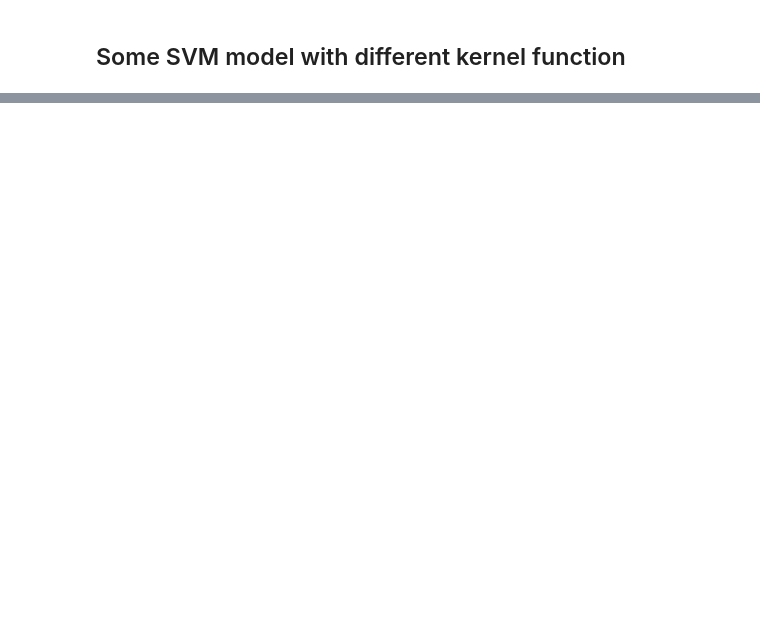
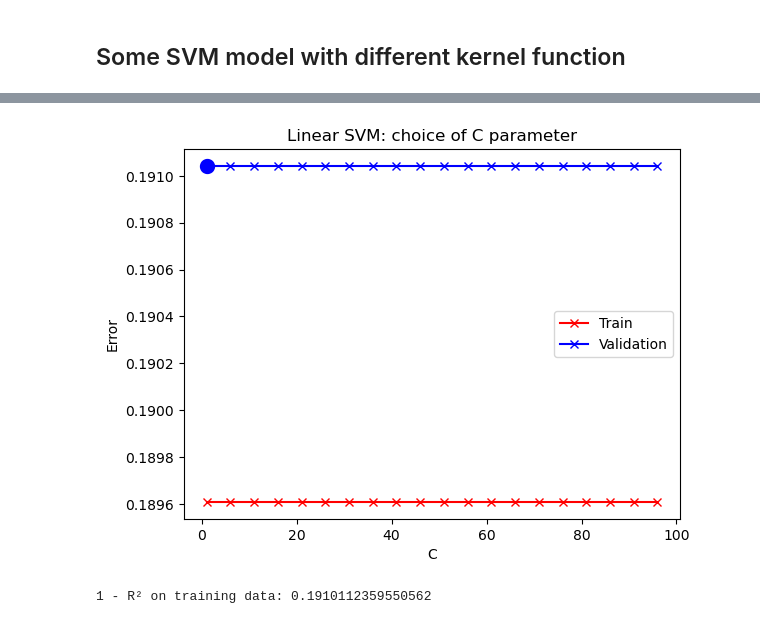
Before and after one commit to luca037/MachineLearningLabs, a Jupyter notebook: extra/kaggle/titanic/titanic.ipynb, the cells around one changed output, grey strips where cells are left out. Drawn from its saved outputs; the diff is of its cells as text; code cells hidden in the pictures; blank space fills up the shorter version.

```diff
--- a/extra/kaggle/titanic/titanic.ipynb
+++ b/extra/kaggle/titanic/titanic.ipynb
@@ -337,2 +375,15 @@ print(final_decision_tree.feature_importances_)
 # %% [markdown]
 ## Some SVM model with different kernel function
+# %%
+# Find the best SVM with linear kernel.
+from sklearn.svm import SVC
+
+params = {
+    "C": np.arange(1, 100, 5).tolist(),
+    "kernel": ["linear"],
+    "random_state": [12]
+}
+opt_c_dict, lin_svm_err_train, lin_svm_err_val = k_fold_cross_validation(X_train_scaled, Y_train, model_func=SVC, **params)
+opt_c = opt_c_dict["C"]
+print("\nBest C parameter value:", opt_c)
+print("Min validation error (1 - R²):", np.min(lin_svm_err_val))
@@ -338,0 +408,34 @@ print(final_decision_tree.feature_importances_)
+# %%
+# -- plot the training error
+plt.plot(params["C"],
+         lin_svm_err_train,
+         color='r',
+         marker='x')
+
+# -- plot the validation error
+plt.plot(params["C"],
+         lin_svm_err_val,
+         color='b',
+         marker='x')
+
+# -- highlight min loss
+plt.scatter(opt_c,
+            np.min(lin_svm_err_val),
+            color='b',
+            marker='o',
+            linewidths=5)
+
+plt.legend(['Train', 'Validation'])
+plt.xlabel('C')
+plt.ylabel('Error')
+plt.title('Linear SVM: choice of C parameter')
+plt.show()
+# %% [output]
+[figure, added]
+# %%
+# Final model for lin svm.
+final_lin_svm = SVC(**opt_c_dict)
+final_lin_svm.fit(X_train_scaled, Y_train)
+print("1 - R² on training data:", 1 - final_lin_svm.score(X_train_scaled, Y_train))
+# %% [output]
+1 - R² on training data: 0.1910112359550562
```
Also changed, not shown: parts of 18 cells of this notebook, 2 other files.
